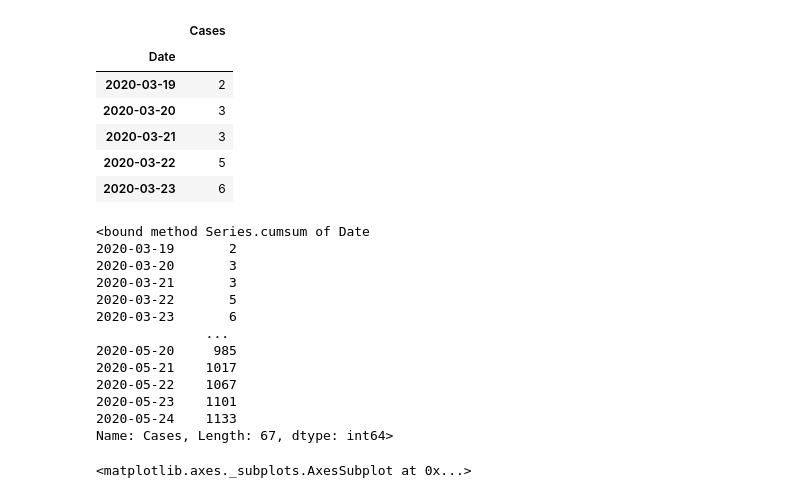
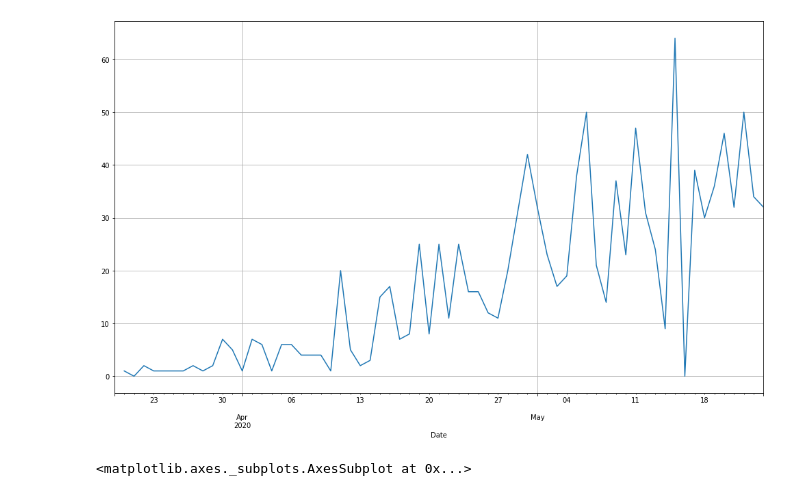
Before and after one commit to amirsaleem1990/Corona-Analysis, a Jupyter notebook: Corona Analysis.ipynb, the cells around one changed output. Cells and saved outputs as stored; diff of their text form; code cells hidden in the pictures.

```diff
--- a/Corona Analysis.ipynb
+++ b/Corona Analysis.ipynb
@@ -7,32 +7,11 @@ df = df.sort_values("Date")
 df1 = df[["Cases"]]#.plot()
 df1.index = df.Date
 df1 = df1[df1.Cases != 0]
-# %%
-df1.head()
-# %% [output]
-|  | Cases |
-| Date |  |
-| 2020-03-19 | 2 |
-| 2020-03-20 | 3 |
-| 2020-03-21 | 3 |
-| 2020-03-22 | 5 |
-| 2020-03-23 | 6 |
-# %%
-df1.Cases.
-# %% [output]
-<bound method Series.cumsum of Date
-2020-03-19       2
-2020-03-20       3
-2020-03-21       3
-2020-03-22       5
-2020-03-23       6
-              ...
-2020-05-20     985
-2020-05-21    1017
-2020-05-22    1067
-2020-05-23    1101
-2020-05-24    1133
-Name: Cases, Length: 67, dtype: int64>
+# %%
+df1.Cases.diff().plot(figsize=(17,10))
+plt.grid(1)
+# %% [output]
+[figure, added]
 # %%
 import pandas as pd
 import matplotlib.pyplot as plt
```
